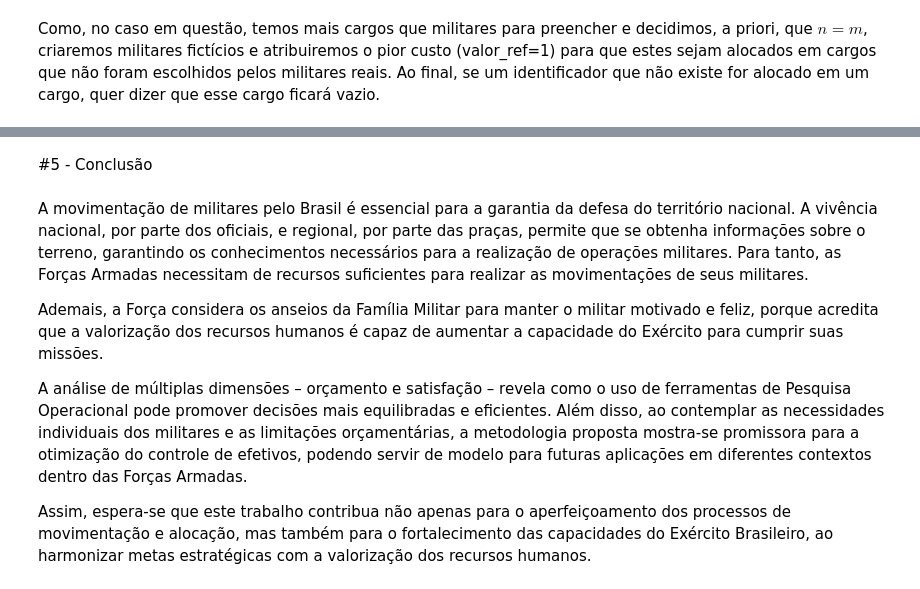
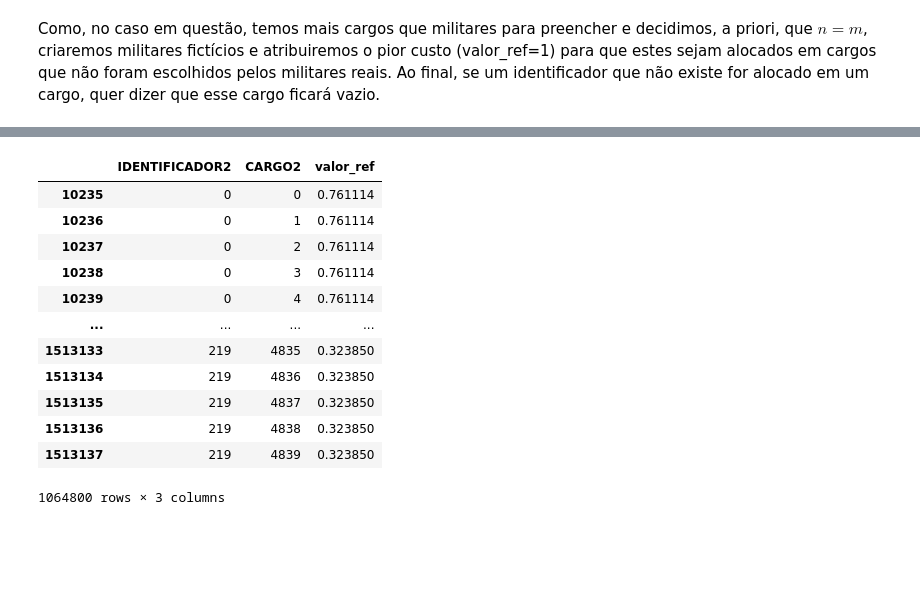
Before and after one commit to silvio-estat/ARTIGO_AED, a Jupyter notebook: ETL.ipynb, the cells around one changed output, grey strips where cells are left out. Drawn from its saved outputs; the diff is of its cells as text; code cells hidden in the pictures; blank space fills up the shorter version.

```diff
--- a/ETL.ipynb
+++ b/ETL.ipynb
@@ -428,2 +318,2 @@ Após concatenar as bases, temos de verificar se a quantidade final de cargos e
 # %%
-dados4 = dados3[['IDENTIFICADOR2','CARGO3','valor_ref']].copy()
+base_final = dados3[['IDENTIFICADOR2','CARGO2','valor_ref']].copy()
@@ -637,11 +320,16 @@ fig.show()
-# %% [markdown]
-#5 - Conclusão
-<a id="cap5"></a>
-# %% [markdown]
-A movimentação de militares pelo Brasil é essencial para a garantia da defesa do território nacional. A vivência nacional, por parte dos oficiais, e regional, por parte das praças, permite que se obtenha informações sobre o terreno, garantindo os conhecimentos necessários para a realização de operações militares. Para tanto, as Forças Armadas necessitam de recursos suficientes para realizar as movimentações de seus militares.
-
-Ademais, a Força considera os anseios da Família Militar para manter o militar motivado e feliz, porque acredita que a valorização dos recursos humanos é capaz de aumentar a capacidade do Exército para cumprir suas missões.
-
-A análise de múltiplas dimensões – orçamento e satisfação – revela como o uso de ferramentas de Pesquisa Operacional pode promover decisões mais equilibradas e eficientes. Além disso, ao contemplar as necessidades individuais dos militares e as limitações orçamentárias, a metodologia proposta mostra-se promissora para a otimização do controle de efetivos, podendo servir de modelo para futuras aplicações em diferentes contextos dentro das Forças Armadas.
-
-Assim, espera-se que este trabalho contribua não apenas para o aperfeiçoamento dos processos de movimentação e alocação, mas também para o fortalecimento das capacidades do Exército Brasileiro, ao harmonizar metas estratégicas com a valorização dos recursos humanos.
+# %%
+base_final
+# %% [output]
+|  | IDENTIFICADOR2 | CARGO2 | valor_ref |
+| 10235 | 0 | 0 | 0.761114 |
+| 10236 | 0 | 1 | 0.761114 |
+| 10237 | 0 | 2 | 0.761114 |
+| 10238 | 0 | 3 | 0.761114 |
+| 10239 | 0 | 4 | 0.761114 |
+| ... | ... | ... | ... |
+| 1513133 | 219 | 4835 | 0.323850 |
+| 1513134 | 219 | 4836 | 0.323850 |
+| 1513135 | 219 | 4837 | 0.323850 |
+| 1513136 | 219 | 4838 | 0.323850 |
+| 1513137 | 219 | 4839 | 0.323850 |
+1064800 rows × 3 columns
```
Also changed, not shown: parts of 36 cells of this notebook.
